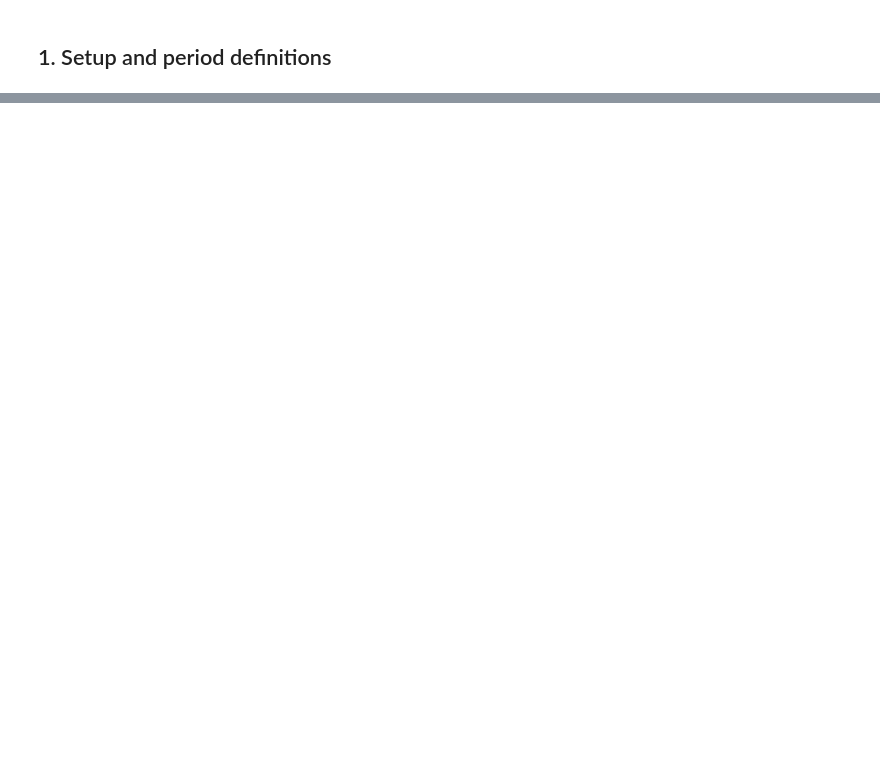
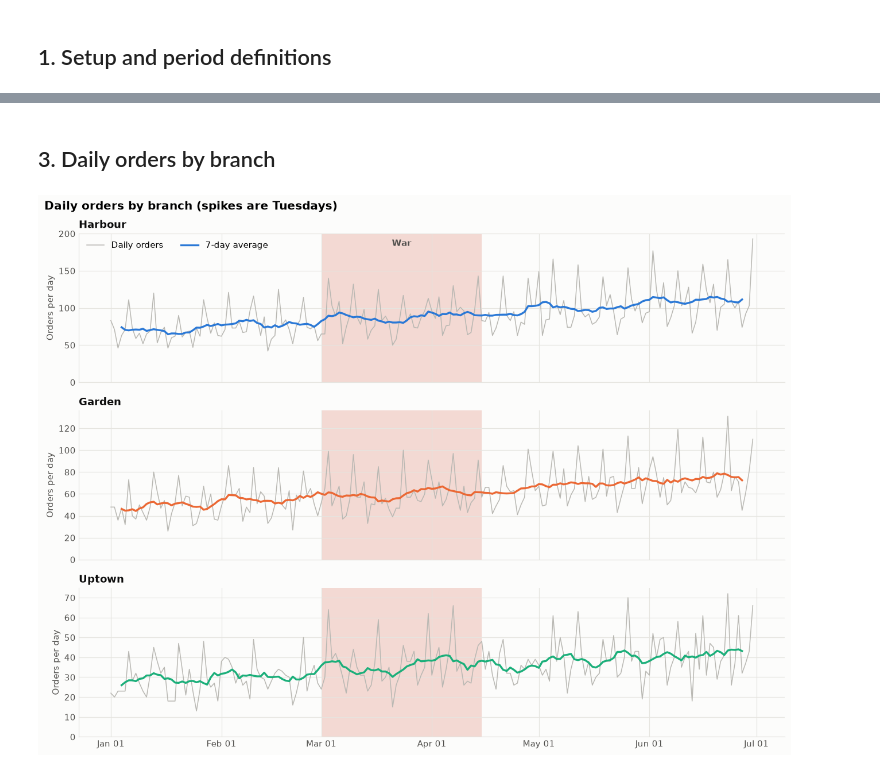
Before and after one commit to marwamansour256-lab/EECE490-Hackathon, a Jupyter notebook: notebooks/02_war_impact.ipynb, the cells around one changed output, grey strips where cells are left out. Saved outputs shown, nothing was run; the diff lists cells and outputs as text; code cells hidden in the pictures; blank space fills up the shorter version.

```diff
--- a/notebooks/02_war_impact.ipynb
+++ b/notebooks/02_war_impact.ipynb
@@ -193,9 +27,0 @@ effect.style.format({"orders": "{:,.0f}", "expected": "{:,.0f}", "actual vs expe
-# %%
-# Same test for each branch
-rows = {}
-for b in BRANCHES:
-    s = orders[orders["branch"] == b].groupby("date").size()
-    e = fit_expected(s)
-    p = period_of(s.index)
-    rows[b] = (s.groupby(p, observed=True).sum() / e.groupby(p, observed=True).sum() - 1)
-pd.DataFrame(rows).T.style.format("{:+.1%}").set_caption("Actual vs expected orders, by branch")
@@ -311,13 +27,0 @@ cust[["active_customers", "new_customers_per_week", "orders_per_active_customer_
-# %%
-weekly_active = known.set_index("date").resample("W-SUN")["customer"].nunique().iloc[1:-1]
-
-fig, ax = plt.subplots(figsize=(12, 3.8))
-ax.axvspan(WAR_START, WAR_END, color=WAR_SHADE, lw=0, zorder=0)
-ax.text(WAR_START + (WAR_END - WAR_START) / 2, 0.97, "War", transform=ax.get_xaxis_transform(),
-        ha="center", va="top", color=INK2, fontweight="bold")
-ax.plot(weekly_active.index, weekly_active.values, color=ACCENT, marker="o", ms=4)
-ax.set_ylim(0)
-ax.set_ylabel("Customers")
-ax.set_title("Identified customers active each week")
-ax.xaxis.set_major_formatter(mdates.DateFormatter("%b %d"))
-plt.show()
@@ -349,0 +163,20 @@ To test a different end date (for example the Jun 4 conditional ceasefire), chan
+# %% [markdown]
+## 3. Daily orders by branch
+# %%
+daily = (orders.groupby(["date", "branch"]).size().unstack()[BRANCHES])
+
+fig, axes = plt.subplots(3, 1, figsize=(12, 9), sharex=True)
+for ax, b in zip(axes, BRANCHES):
+    shade_war(ax, label=(b == BRANCHES[0]))
+    ax.plot(daily.index, daily[b], color=MUTED, lw=1, label="Daily orders")
+    ax.plot(daily.index, daily[b].rolling(7, center=True).mean(), color=BRANCH_COLORS[b], lw=2.2,
+            label="7-day average")
+    ax.set_ylim(0)
+    ax.set_ylabel("Orders per day")
+    ax.set_title(b)
+axes[0].legend(loc="upper left", ncols=2)
+fig.suptitle("Daily orders by branch (spikes are Tuesdays)", x=0.01, ha="left", fontweight="bold", fontsize=13)
+plt.tight_layout()
+plt.show()
+# %% [output]
+[figure, added]
```
Also changed, not shown: parts of 40 cells of this notebook, 2 other files.
